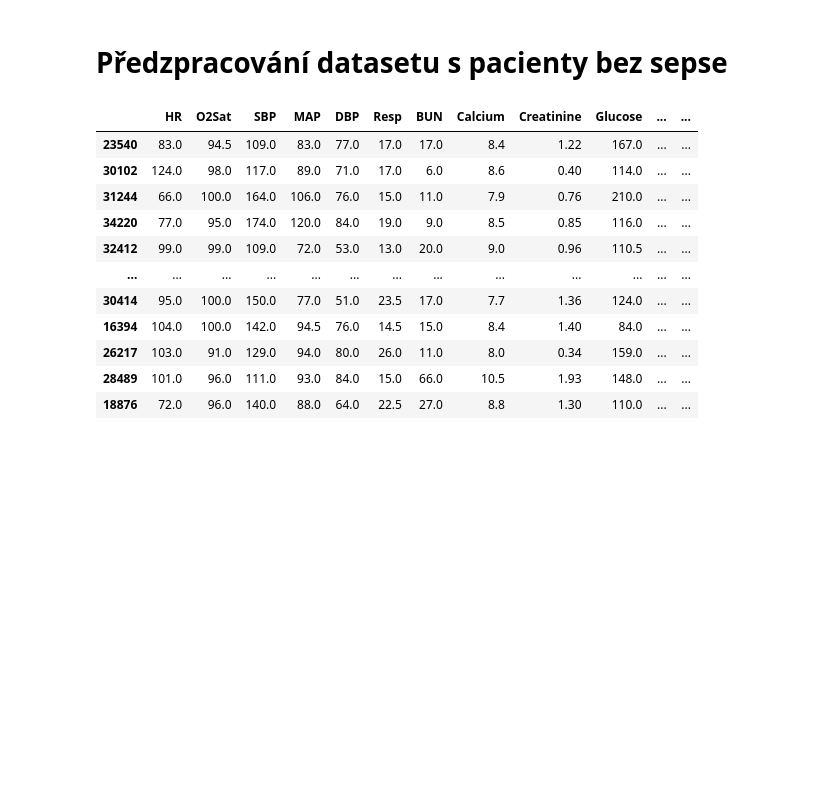
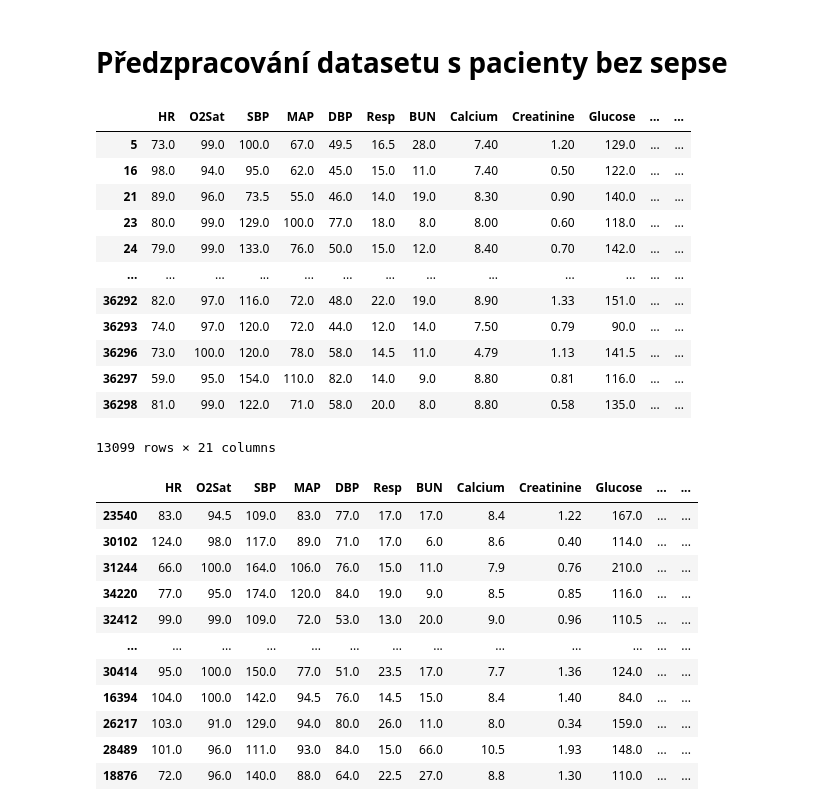
Before and after one commit to HonzaHyl/UIM_project, a Jupyter notebook: test.ipynb, the cells around one changed output. Saved outputs shown, nothing was run; the diff lists cells and outputs as text; code cells hidden in the pictures; blank space fills up the shorter version.

```diff
--- a/test.ipynb
+++ b/test.ipynb
@@ -124,7 +124,22 @@ percentageOfNaN.plot(kind="bar")
 # %%
 relevantSepsis0 = replaceOutliers(sepsis0)
 # odstranění řádků, které mají 1 a více NaN
-relevantSepsis0 = relevantSepsis0.dropna()
+# %%
+relevantSepsis0.dropna()
+# %% [output]
+|  | HR | O2Sat | SBP | MAP | DBP | Resp | BUN | Calcium | Creatinine | Glucose | ... | ... |
+| 5 | 73.0 | 99.0 | 100.0 | 67.0 | 49.5 | 16.5 | 28.0 | 7.40 | 1.20 | 129.0 | ... | ... |
+| 16 | 98.0 | 94.0 | 95.0 | 62.0 | 45.0 | 15.0 | 11.0 | 7.40 | 0.50 | 122.0 | ... | ... |
+| 21 | 89.0 | 96.0 | 73.5 | 55.0 | 46.0 | 14.0 | 19.0 | 8.30 | 0.90 | 140.0 | ... | ... |
+| 23 | 80.0 | 99.0 | 129.0 | 100.0 | 77.0 | 18.0 | 8.0 | 8.00 | 0.60 | 118.0 | ... | ... |
+| 24 | 79.0 | 99.0 | 133.0 | 76.0 | 50.0 | 15.0 | 12.0 | 8.40 | 0.70 | 142.0 | ... | ... |
+| ... | ... | ... | ... | ... | ... | ... | ... | ... | ... | ... | ... | ... |
+| 36292 | 82.0 | 97.0 | 116.0 | 72.0 | 48.0 | 22.0 | 19.0 | 8.90 | 1.33 | 151.0 | ... | ... |
+| 36293 | 74.0 | 97.0 | 120.0 | 72.0 | 44.0 | 12.0 | 14.0 | 7.50 | 0.79 | 90.0 | ... | ... |
+| 36296 | 73.0 | 100.0 | 120.0 | 78.0 | 58.0 | 14.5 | 11.0 | 4.79 | 1.13 | 141.5 | ... | ... |
+| 36297 | 59.0 | 95.0 | 154.0 | 110.0 | 82.0 | 14.0 | 9.0 | 8.80 | 0.81 | 116.0 | ... | ... |
+| 36298 | 81.0 | 99.0 | 122.0 | 71.0 | 58.0 | 20.0 | 8.0 | 8.80 | 0.58 | 135.0 | ... | ... |
+13099 rows × 21 columns
 # %%
 relevantSepsis0.sample(n=2000)
 # %% [output]
```
Also changed, not shown: parts of 2 cells of this notebook, 1 other file.
